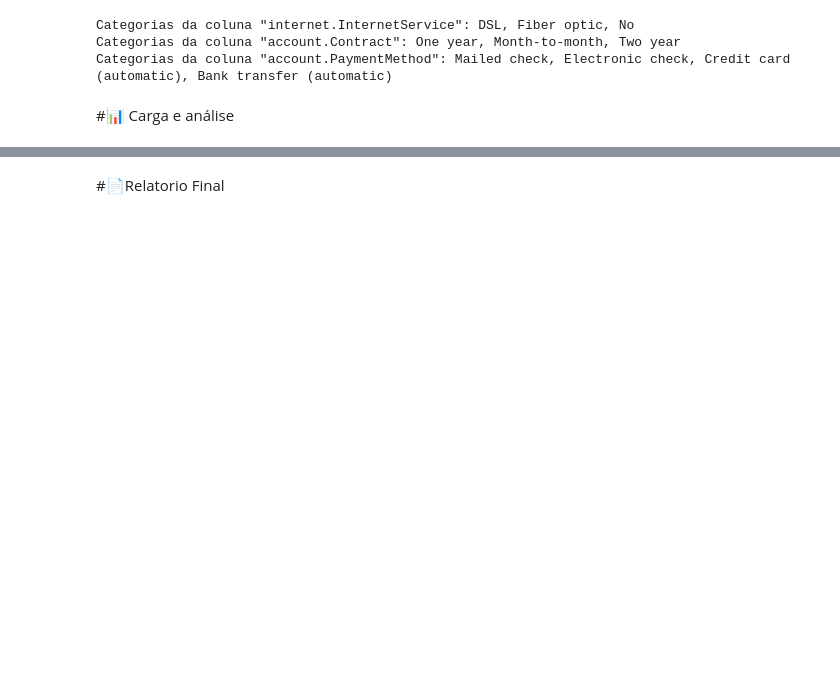
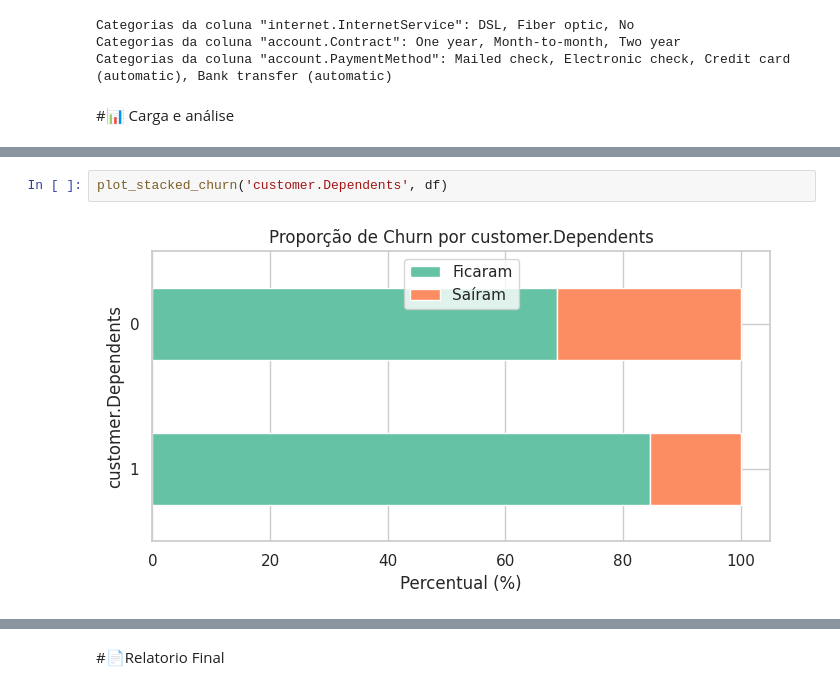
Before and after one commit to marcoswilky/challenge_telecom_x_br, a Jupyter notebook: TelecomX_BR.ipynb, the cells around one changed output, grey strips where cells are left out. Saved outputs shown, nothing was run; the diff lists cells and outputs as text; blank space fills up the shorter version.

```diff
--- a/TelecomX_BR.ipynb
+++ b/TelecomX_BR.ipynb
@@ -78,0 +252,4 @@ Categorias da coluna "account.PaymentMethod": Mailed check, Electronic check, Cr
+# %%
+plot_stacked_churn('customer.Dependents', df)
+# %% [output]
+[figure, added]
```
Also changed, not shown: parts of 28 cells of this notebook.
